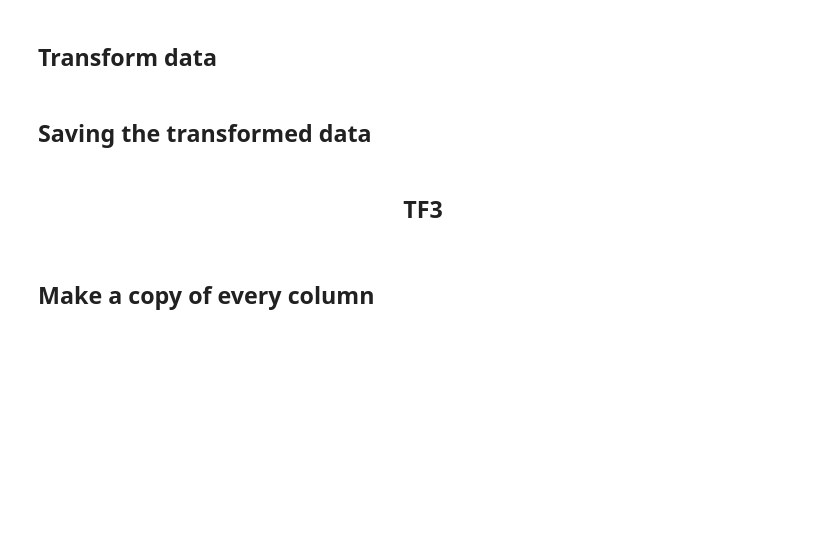
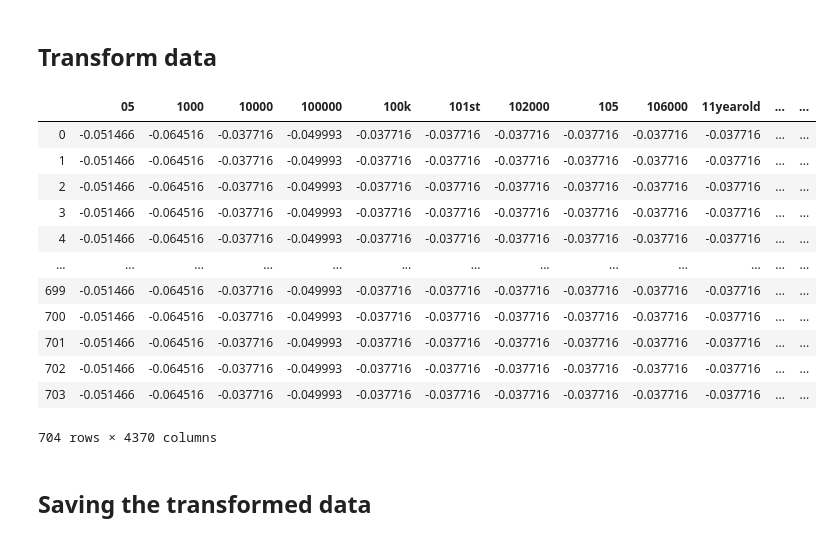
Before and after one commit to nilbahaaeddine/ClaimsClassification, a Jupyter notebook: src/truefalsevsmixture.ipynb, the cells around one changed output. Saved outputs shown, nothing was run; the diff lists cells and outputs as text; code cells hidden in the pictures; blank space fills up the shorter version.

```diff
--- a/src/truefalsevsmixture.ipynb
+++ b/src/truefalsevsmixture.ipynb
@@ -554,25 +790,36 @@ dfCleanDownsampleRatingName2 = dfCleanDownsampleRatingName.copy()
 # %% [markdown]
 ## Transform data
 # %%
-dfCleanDownsampleHeadlineText2 = pd.DataFrame(tfidfVectorizer.fit_transform(dfCleanDownsampleHeadlineText2).toarray(), columns = tfidfVectorizer.get_feature_names())
-dfCleanDownsampleHeadlineText2 = pd.DataFrame(standardScaler.fit_transform(dfCleanDownsampleHeadlineText2), columns = tfidfVectorizer.get_feature_names())
+dfCleanDownsampleHeadlineText2 = pd.DataFrame(tfidfVectorizer.fit_transform(dfCleanDownsampleHeadlineText2).toarray(),
+                                              columns = tfidfVectorizer.get_feature_names())
+dfCleanDownsampleHeadlineText2 = pd.DataFrame(standardScaler.fit_transform(dfCleanDownsampleHeadlineText2),
+                                              columns = tfidfVectorizer.get_feature_names())
 
-dfCleanDownsampleSource2 = pd.get_dummies(dfCleanDownsampleSource2, columns = ['Source'], prefix = 'Source').reset_index(drop = True)
+dfCleanDownsampleSource2 = pd.get_dummies(dfCleanDownsampleSource2,
+                                          columns = ['Source'], prefix = 'Source').reset_index(drop = True)
 
-dfCleanDownsampleRatingName2 = pd.DataFrame(classLabelEncoder.fit_transform(dfCleanDownsampleRatingName2), columns = ['RatingName'])
+dfCleanDownsampleRatingName2 = pd.DataFrame(classLabelEncoder.fit_transform(dfCleanDownsampleRatingName2),
+                                            columns = ['RatingName'])
 
-dfCleanDownsample2 = pd.concat([dfCleanDownsampleHeadlineText2, dfCleanDownsampleSource2, dfCleanDownsampleRatingName2], axis = 1)
+dfCleanDownsample2 = pd.concat([dfCleanDownsampleHeadlineText2, dfCleanDownsampleSource2, dfCleanDownsampleRatingName2],
+                               axis = 1)
 
 display(dfCleanDownsample2)
+# %% [output]
+|  | 05 | 1000 | 10000 | 100000 | 100k | 101st | 102000 | 105 | 106000 | 11yearold | ... | ... |
+| 0 | -0.051466 | -0.064516 | -0.037716 | -0.049993 | -0.037716 | -0.037716 | -0.037716 | -0.037716 | -0.037716 | -0.037716 | ... | ... |
+| 1 | -0.051466 | -0.064516 | -0.037716 | -0.049993 | -0.037716 | -0.037716 | -0.037716 | -0.037716 | -0.037716 | -0.037716 | ... | ... |
+| 2 | -0.051466 | -0.064516 | -0.037716 | -0.049993 | -0.037716 | -0.037716 | -0.037716 | -0.037716 | -0.037716 | -0.037716 | ... | ... |
+| 3 | -0.051466 | -0.064516 | -0.037716 | -0.049993 | -0.037716 | -0.037716 | -0.037716 | -0.037716 | -0.037716 | -0.037716 | ... | ... |
+| 4 | -0.051466 | -0.064516 | -0.037716 | -0.049993 | -0.037716 | -0.037716 | -0.037716 | -0.037716 | -0.037716 | -0.037716 | ... | ... |
+| ... | ... | ... | ... | ... | ... | ... | ... | ... | ... | ... | ... | ... |
+| 699 | -0.051466 | -0.064516 | -0.037716 | -0.049993 | -0.037716 | -0.037716 | -0.037716 | -0.037716 | -0.037716 | -0.037716 | ... | ... |
+| 700 | -0.051466 | -0.064516 | -0.037716 | -0.049993 | -0.037716 | -0.037716 | -0.037716 | -0.037716 | -0.037716 | -0.037716 | ... | ... |
+| 701 | -0.051466 | -0.064516 | -0.037716 | -0.049993 | -0.037716 | -0.037716 | -0.037716 | -0.037716 | -0.037716 | -0.037716 | ... | ... |
+| 702 | -0.051466 | -0.064516 | -0.037716 | -0.049993 | -0.037716 | -0.037716 | -0.037716 | -0.037716 | -0.037716 | -0.037716 | ... | ... |
+| 703 | -0.051466 | -0.064516 | -0.037716 | -0.049993 | -0.037716 | -0.037716 | -0.037716 | -0.037716 | -0.037716 | -0.037716 | ... | ... |
+704 rows × 4370 columns
 # %% [markdown]
 ## Saving the transformed data
 # %%
 dfCleanDownsample2.to_csv('attemps/tfmcleandownsample2.csv', sep = ';', index = False)
-# %% [markdown]
-<div align="center">
-    <h2>
-        TF3
-    </h2>
-</div>
-# %% [markdown]
-## Make a copy of every column
```
Also changed, not shown: parts of 27 cells of this notebook, 22 other files.
